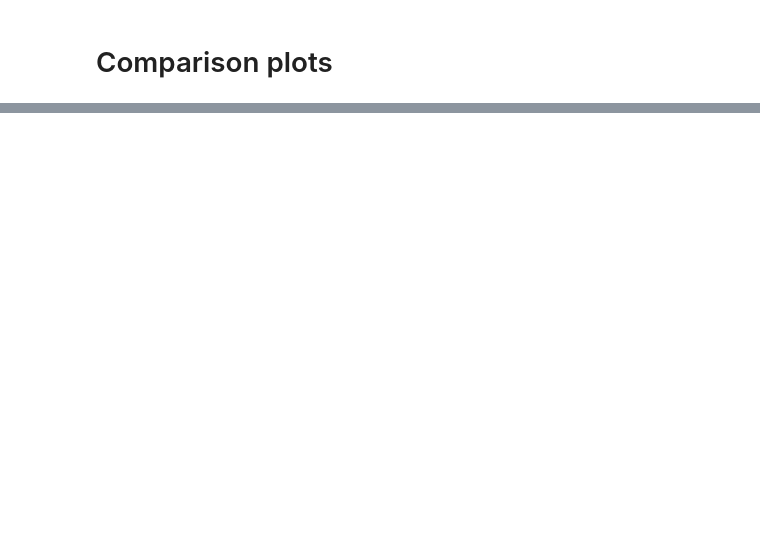
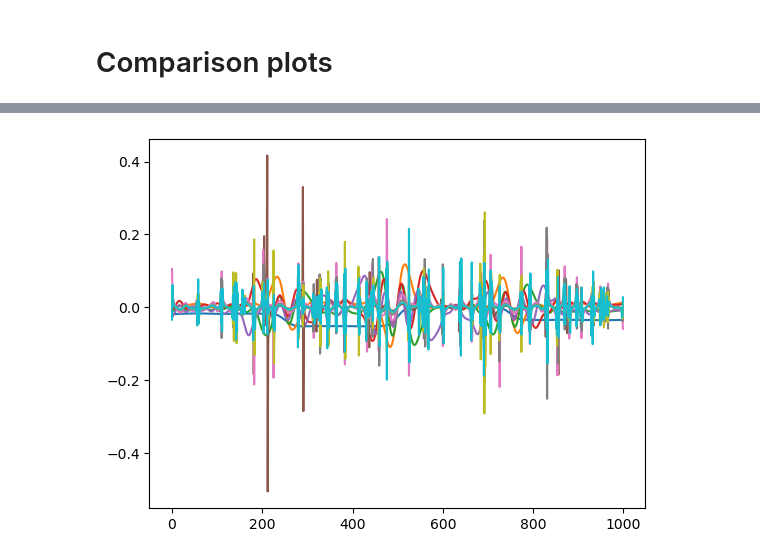
Before and after one commit to mpasha3/IRLS_prec_GSBL, a Jupyter notebook: comparisons/iasgks_all_regparam_1d.ipynb, the cells around one changed output, grey strips where cells are left out. Cells and saved outputs as stored; diff of their text form; code cells hidden in the pictures; blank space fills up the shorter version.

```diff
--- a/comparisons/iasgks_all_regparam_1d.ipynb
+++ b/comparisons/iasgks_all_regparam_1d.ipynb
@@ -141,3 +139,9 @@ plt.show()
+# %%
+for j in range(10):
+    plt.plot( comp_dct["dp2"]["V"][:,j] )
+plt.show()
+# %% [output]
+[figure, added]
 # %%
 plt.figure(figsize=(13,8))
 
```
Also changed, not shown: parts of 14 cells of this notebook, 15 other files.
